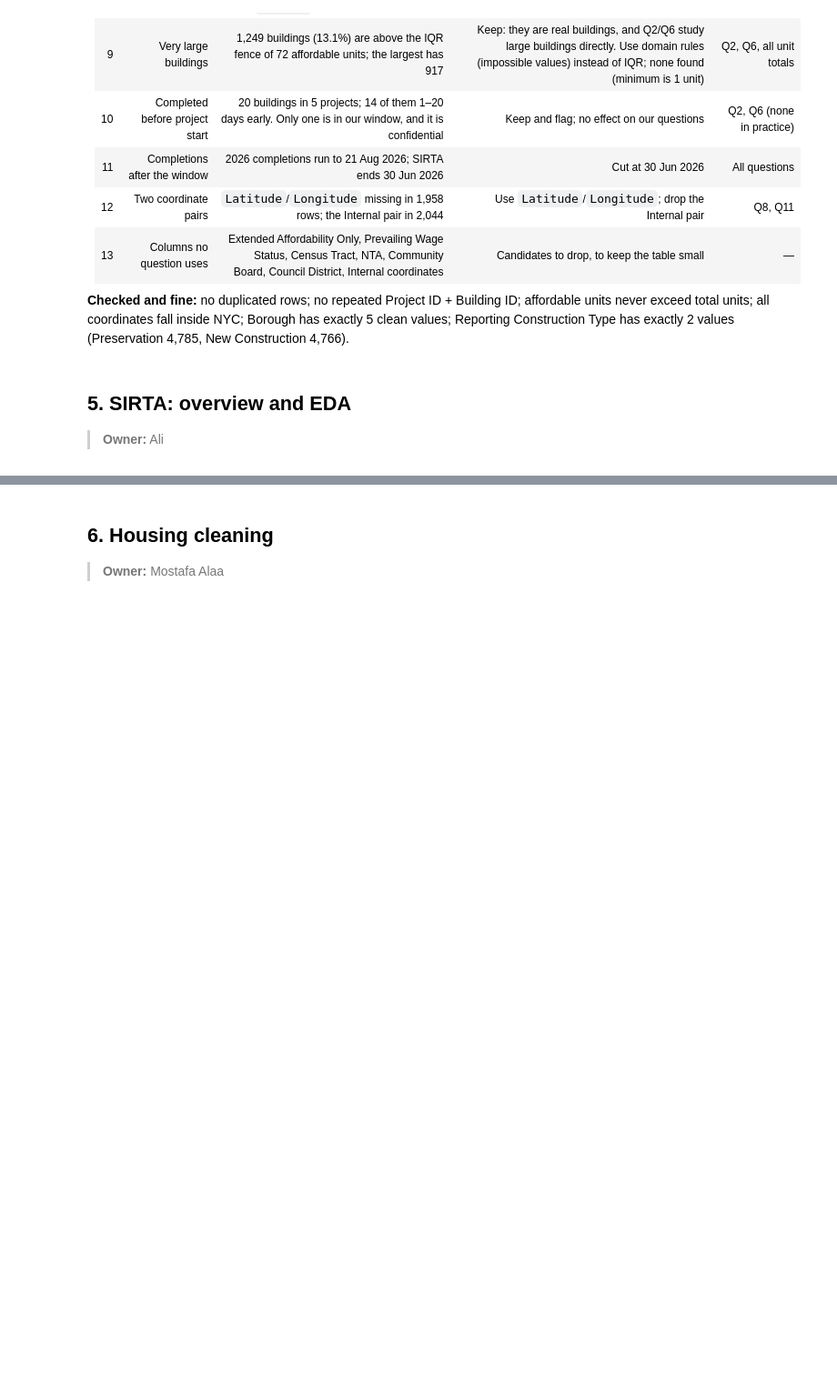
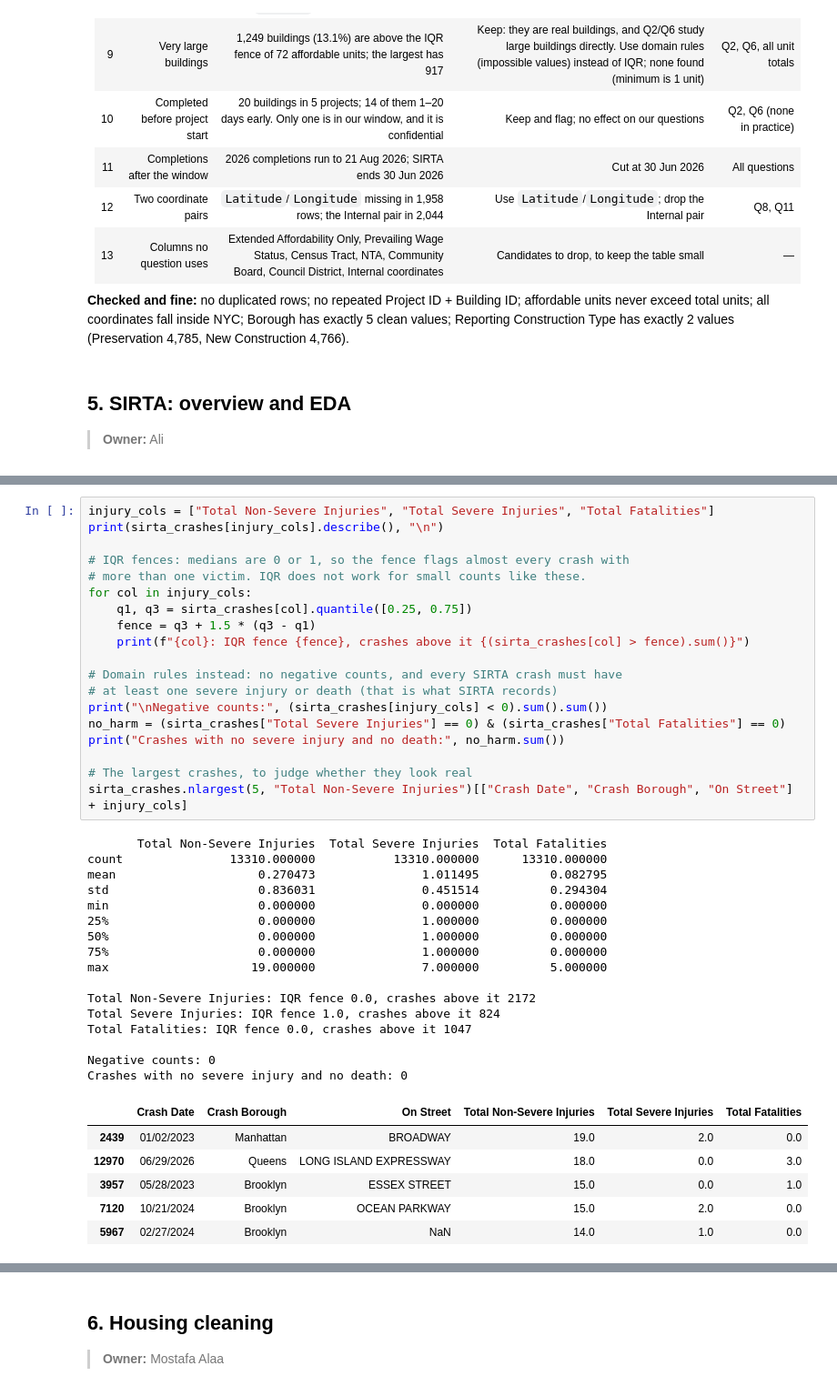
Before and after one commit to mohamednazmy23/nyc-housing-street-safety, a Jupyter notebook: notebooks/nyc_dev_project.ipynb, the cells around one changed output, grey strips where cells are left out. Shown at 91% size. Cells and saved outputs as stored; diff of their text form; blank space fills up the shorter version.

```diff
--- a/notebooks/nyc_dev_project.ipynb
+++ b/notebooks/nyc_dev_project.ipynb
@@ -314,0 +447,42 @@ check.sort_values("days_early", ascending=False)
+# %%
+injury_cols = ["Total Non-Severe Injuries", "Total Severe Injuries", "Total Fatalities"]
+print(sirta_crashes[injury_cols].describe(), "\n")
+
+# IQR fences: medians are 0 or 1, so the fence flags almost every crash with
+# more than one victim. IQR does not work for small counts like these.
+for col in injury_cols:
+    q1, q3 = sirta_crashes[col].quantile([0.25, 0.75])
+    fence = q3 + 1.5 * (q3 - q1)
+    print(f"{col}: IQR fence {fence}, crashes above it {(sirta_crashes[col] > fence).sum()}")
+
+# Domain rules instead: no negative counts, and every SIRTA crash must have
+# at least one severe injury or death (that is what SIRTA records)
+print("\nNegative counts:", (sirta_crashes[injury_cols] < 0).sum().sum())
+no_harm = (sirta_crashes["Total Severe Injuries"] == 0) & (sirta_crashes["Total Fatalities"] == 0)
+print("Crashes with no severe injury and no death:", no_harm.sum())
+
+# The largest crashes, to judge whether they look real
+sirta_crashes.nlargest(5, "Total Non-Severe Injuries")[["Crash Date", "Crash Borough", "On Street"] + injury_cols]
+# %% [output]
+       Total Non-Severe Injuries  Total Severe Injuries  Total Fatalities
+count               13310.000000           13310.000000      13310.000000
+mean                    0.270473               1.011495          0.082795
+std                     0.836031               0.451514          0.294304
+min                     0.000000               0.000000          0.000000
+25%                     0.000000               1.000000          0.000000
+50%                     0.000000               1.000000          0.000000
+75%                     0.000000               1.000000          0.000000
+max                    19.000000               7.000000          5.000000
+
+Total Non-Severe Injuries: IQR fence 0.0, crashes above it 2172
+Total Severe Injuries: IQR fence 1.0, crashes above it 824
+Total Fatalities: IQR fence 0.0, crashes above it 1047
+
+Negative counts: 0
+Crashes with no severe injury and no death: 0
+|  | Crash Date | Crash Borough | On Street | Total Non-Severe Injuries | Total Severe Injuries | Total Fatalities |
+| 2439 | 01/02/2023 | Manhattan | BROADWAY | 19.0 | 2.0 | 0.0 |
+| 12970 | 06/29/2026 | Queens | LONG ISLAND EXPRESSWAY | 18.0 | 0.0 | 3.0 |
+| 3957 | 05/28/2023 | Brooklyn | ESSEX STREET | 15.0 | 0.0 | 1.0 |
+| 7120 | 10/21/2024 | Brooklyn | OCEAN PARKWAY | 15.0 | 2.0 | 0.0 |
+| 5967 | 02/27/2024 | Brooklyn | NaN | 14.0 | 1.0 | 0.0 |
```
Also changed, not shown: parts of 15 cells of this notebook, 5 other files.
